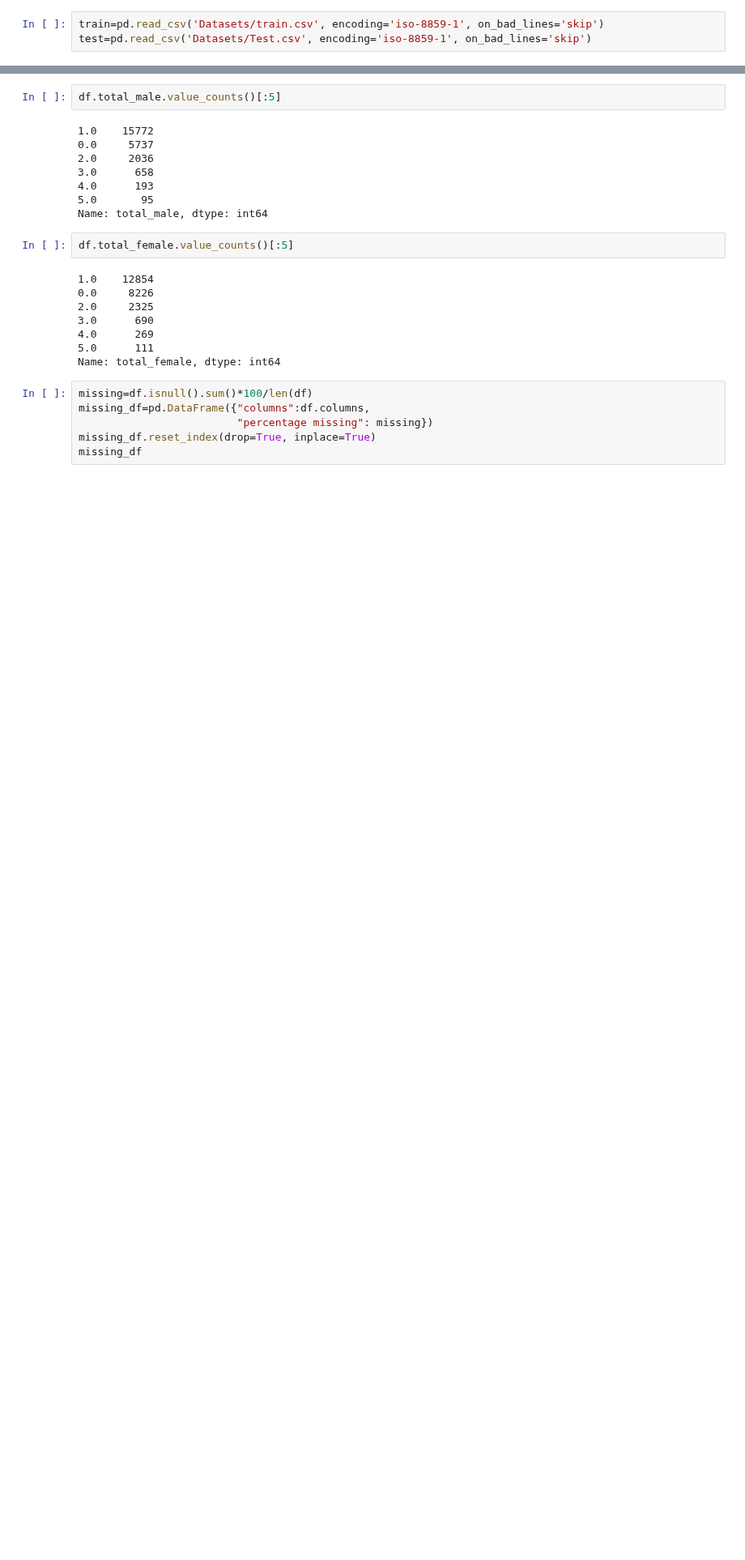
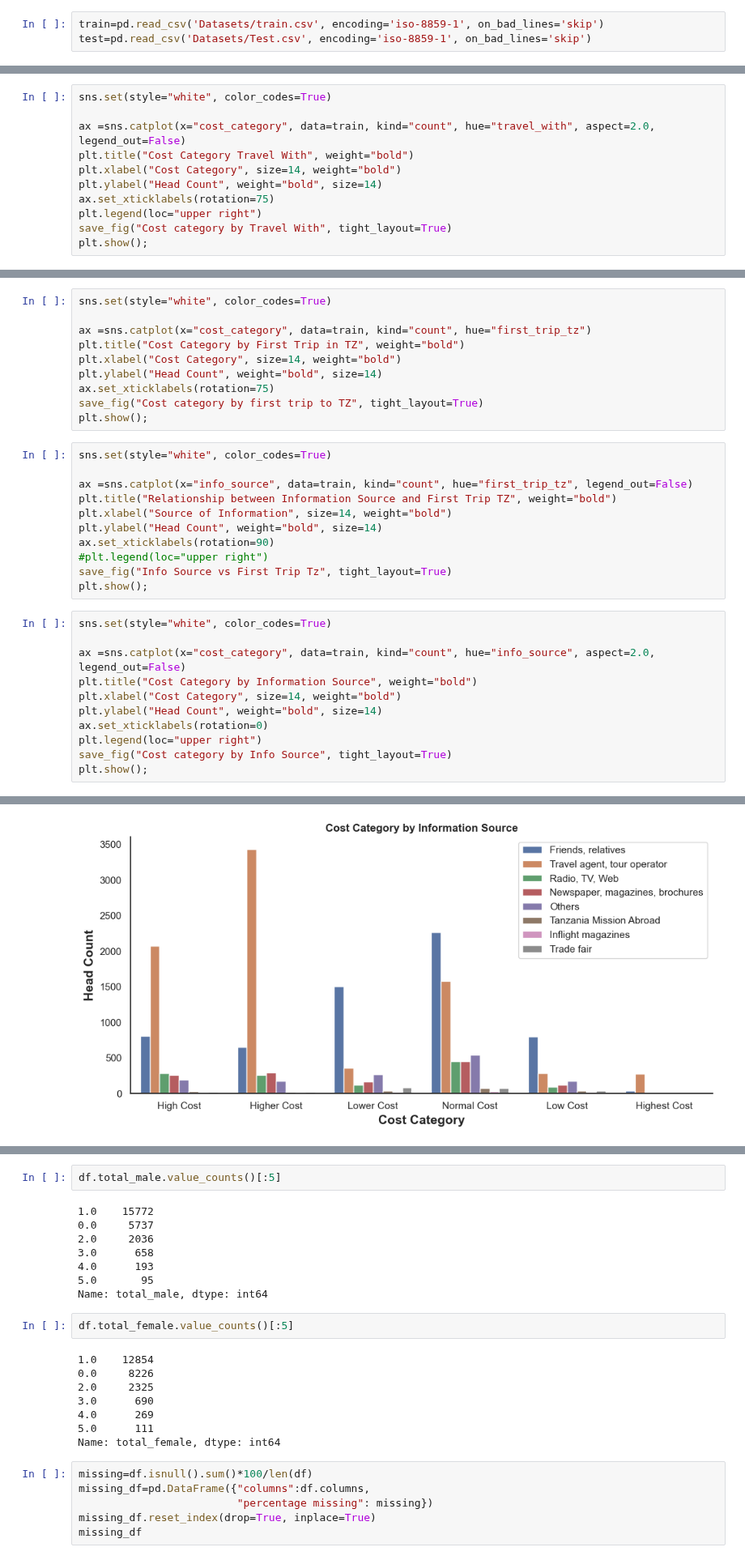
Before and after one commit to Njaramba-Riri/expenditure-prediction, a Jupyter notebook: model.ipynb, the cells around one changed output, grey strips where cells are left out. Shown at 81% size. Saved outputs shown, nothing was run; the diff lists cells and outputs as text; blank space fills up the shorter version.

```diff
--- a/model.ipynb
+++ b/model.ipynb
@@ -178,0 +91,11 @@ dtype: int64
+# %%
+sns.set(style="white", color_codes=True)
+
+ax =sns.catplot(x="cost_category", data=train, kind="count", hue="travel_with", aspect=2.0, legend_out=False)
+plt.title("Cost Category Travel With", weight="bold")
+plt.xlabel("Cost Category", size=14, weight="bold")
+plt.ylabel("Head Count", weight="bold", size=14)
+ax.set_xticklabels(rotation=75)
+plt.legend(loc="upper right")
+save_fig("Cost category by Travel With", tight_layout=True)
+plt.show();
@@ -187,0 +120,33 @@ Name: travel_with, dtype: int64
+# %%
+sns.set(style="white", color_codes=True)
+
+ax =sns.catplot(x="cost_category", data=train, kind="count", hue="first_trip_tz")
+plt.title("Cost Category by First Trip in TZ", weight="bold")
+plt.xlabel("Cost Category", size=14, weight="bold")
+plt.ylabel("Head Count", weight="bold", size=14)
+ax.set_xticklabels(rotation=75)
+save_fig("Cost category by first trip to TZ", tight_layout=True)
+plt.show();
+# %%
+sns.set(style="white", color_codes=True)
+
+ax =sns.catplot(x="info_source", data=train, kind="count", hue="first_trip_tz", legend_out=False)
+plt.title("Relationship between Information Source and First Trip TZ", weight="bold")
+plt.xlabel("Source of Information", size=14, weight="bold")
+plt.ylabel("Head Count", weight="bold", size=14)
+ax.set_xticklabels(rotation=90)
+#plt.legend(loc="upper right")
+save_fig("Info Source vs First Trip Tz", tight_layout=True)
+plt.show();
+# %%
+sns.set(style="white", color_codes=True)
+
+ax =sns.catplot(x="cost_category", data=train, kind="count", hue="info_source", aspect=2.0, legend_out=False)
+plt.title("Cost Category by Information Source", weight="bold")
+plt.xlabel("Cost Category", size=14, weight="bold")
+plt.ylabel("Head Count", weight="bold", size=14)
+ax.set_xticklabels(rotation=0)
+plt.legend(loc="upper right")
+save_fig("Cost category by Info Source", tight_layout=True)
+plt.show();
+# %% [output]
@@ -187,0 +154 @@ Name: travel_with, dtype: int64
+[figure, added]
```
Also changed, not shown: parts of 30 cells of this notebook, 10 other files.
